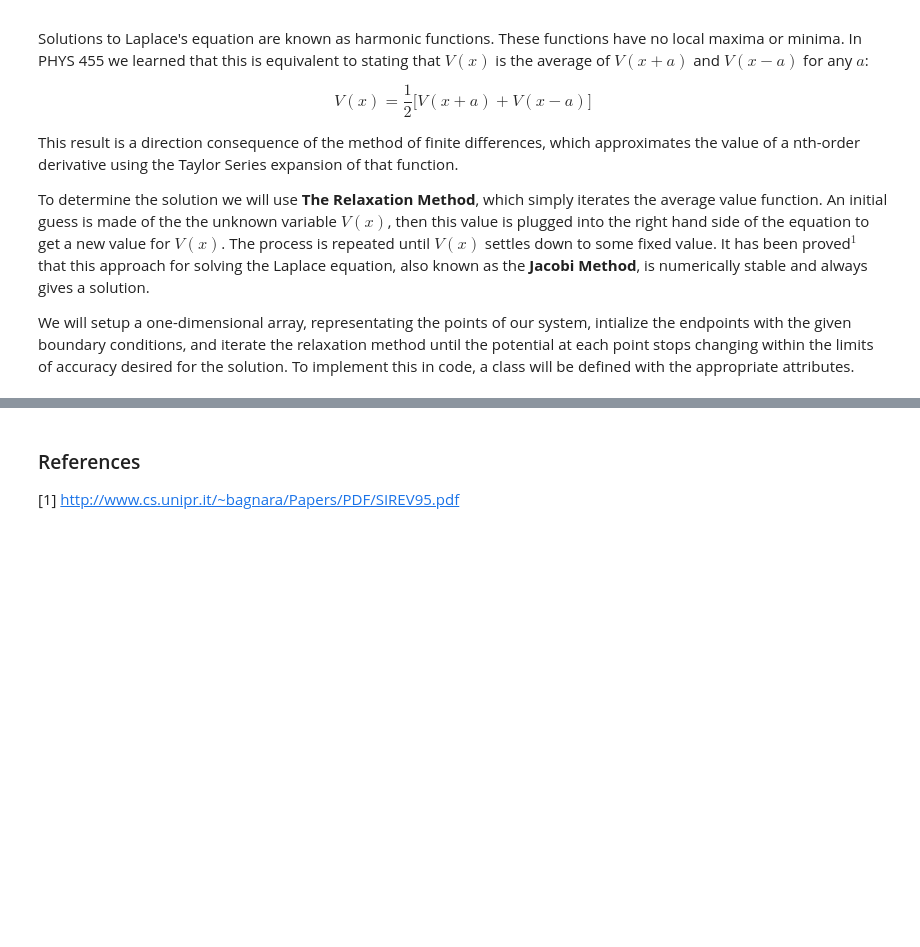
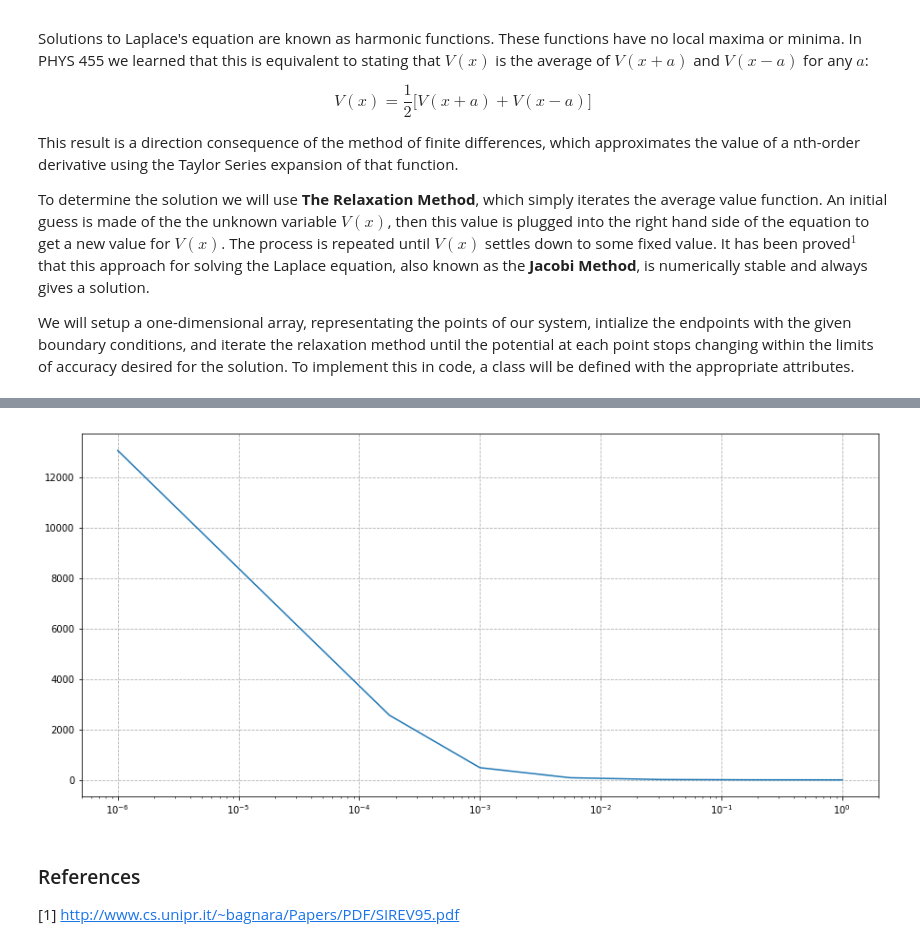
Before and after one commit to kennethsharman/PHYS_481, a Jupyter notebook: Exams/Midterm.ipynb, the cells around one changed output, grey strips where cells are left out. Saved outputs shown, nothing was run; the diff lists cells and outputs as text; code cells hidden in the pictures; blank space fills up the shorter version.

```diff
--- a/Exams/Midterm.ipynb
+++ b/Exams/Midterm.ipynb
@@ -89,3 +109,20 @@ num_iterations = one_dim_system.iterate_relaxation()
+# %%
+tolerances = np.geomspace(1e-6, 1, num=9)
+iteration_counts = []
+
+for tol in tolerances:
+    elecstatic_system = ElectricPotential_1D(0.0, 1.0, 0.0, 1.0, 101, tol)
+    iteration_counts.append(elecstatic_system.iterate_relaxation())
+
+plt.figure(figsize=(15, 7)) # Set the plot size
+ax = plt.subplot()
+plt.plot(tolerances, iteration_counts)
+ax.set_xscale('log') # Semilog scale
+plt.grid(linestyle='dashed') # Add grid with dashed lines to graph
+
+# Number of iterations is exponentially related to the tolerance
+# %% [output]
+[figure, added]
 # %% [markdown]
 ### References
 
```
Also changed, not shown: parts of 4 cells of this notebook.
